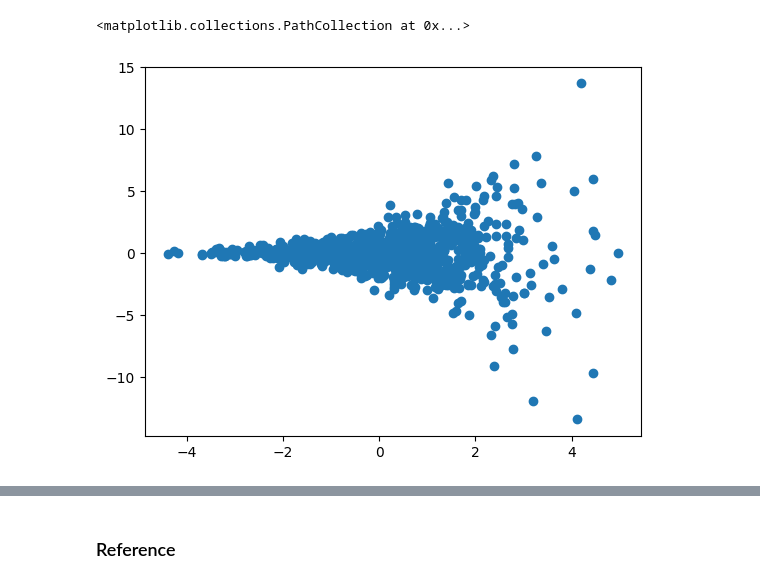
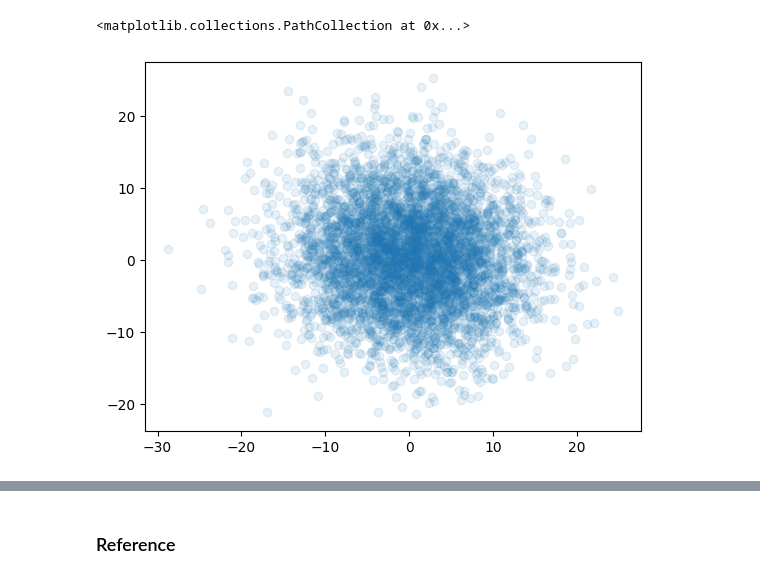
Before and after one commit to cepessh/adaptive_mcmc, a Jupyter notebook: notebooks/last_year_code_test.ipynb, the cells around one changed output, grey strips where cells are left out. Cells and saved outputs as stored; diff of their text form; code cells hidden in the pictures.

```diff
--- a/notebooks/last_year_code_test.ipynb
+++ b/notebooks/last_year_code_test.ipynb
@@ -141,5 +102,11 @@ algs = {
 # %%
-def get_random_GM(gaussian_count: int, dimension: int, cube: float, eps: float=5e-1, scale: float=1.):
+def get_random_GM(
+    gaussian_count: int,
+    dimension: int,
+    cube: float,
+    eps: float=5e-1,
+    scale: float=5.,
+):
     true_means = torch.rand((gaussian_count, dimension)) * cube - cube / 2
     scales = torch.rand((gaussian_count, dimension)) * scale
 
@@ -235,19 +264,19 @@ def get_deterministic_gaussian_se(dimension: int,
 
     return Gaussian(mean=mean, cov=cov), mean.unsqueeze(0)
 # %%
-dist = FunnelDistribution(8, scale=1.5)
+# dist = FunnelDistribution(32, scale=2.)
 
 # dist, _ = get_deterministic_gaussian(2, rho=0.8)
 # dist, _ = get_deterministic_gaussian_se(32)
 
-# dist, _ = get_random_GM(gaussian_count, dimension, cube=3.)
-# dist, _ = get_deterministic_GM(dimension=8, cube=2., rho=0.8)
+dist, _ = get_random_GM(gaussian_count=5, dimension=32, cube=3., scale=100.,)
+# dist, _ = get_toeplitz_GM(dimension=32, cube=2., rho=0.9)
 
 
-samples = dist.sample(1000).detach().numpy()
+samples = dist.sample(5000).detach().numpy()
 # %%
-plt.scatter(samples[:, 0], samples[:, 1])
+plt.scatter(samples[:, 0], samples[:, 1], alpha=0.1)
 # %% [output]
 <matplotlib.collections.PathCollection at 0x...>
-[figure, old version]
+[figure, new version]
 # %%
```
Also changed, not shown: parts of 25 cells of this notebook.
